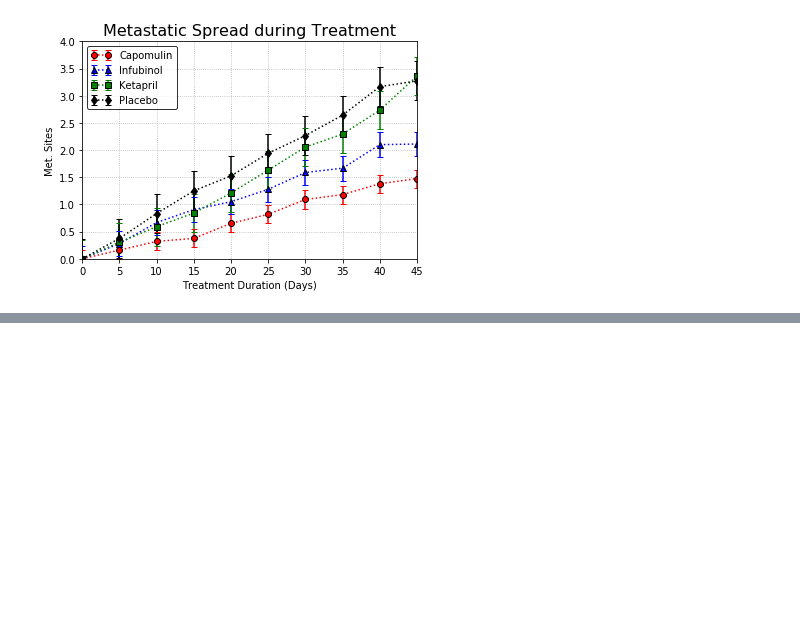
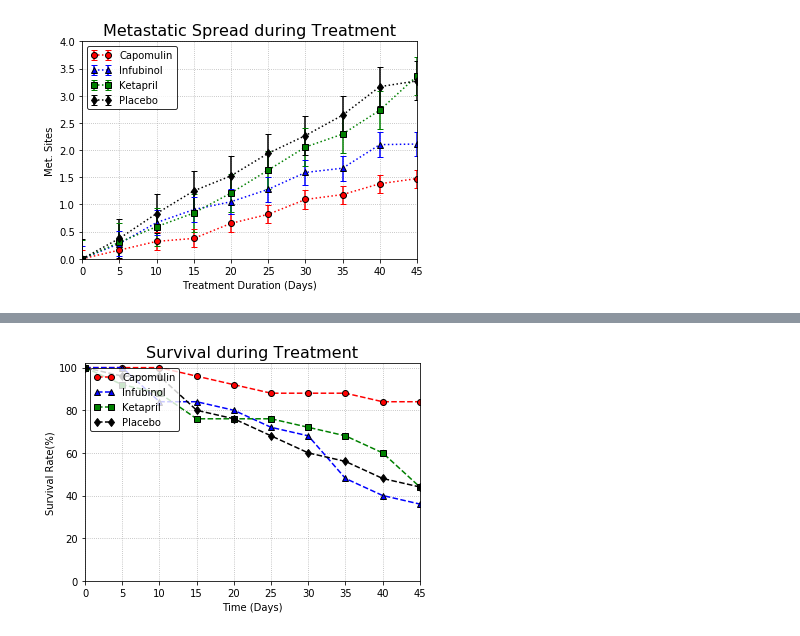
Before and after one commit to marioaburto10/Pymaceuticals, a Jupyter notebook: pymaceuticals.ipynb, the cells around one changed output, grey strips where cells are left out. Cells and saved outputs as stored; diff of their text form; code cells hidden in the pictures; blank space fills up the shorter version.

Commit message:
added plot for survival rate

```diff
--- a/pymaceuticals.ipynb
+++ b/pymaceuticals.ipynb
@@ -163,0 +166,9 @@ plt.show()
+# %%
+# Creating a pivot table to summarize our data and see how may mice survived
+# Here we can are counting the number of tumors per time point
+survival_rate_pivot = pd.pivot_table(clinical_combined_data, index=["Timepoint"], values="Tumor Volume (mm3)", columns=["Drug"], aggfunc="count")
+# Droping the not needed drugs from the already existing pivot table
+cleaned_survival_rate_pivot = tumor_response_pivot.drop(['Ceftamin','Naftisol','Propriva','Ramicane','Stelasyn','Zoniferol'],
+                                                         axis=1)
+
+cleaned_survival_rate_pivot
@@ -163,0 +188,36 @@ plt.show()
+# %%
+# Setting the lists of drugs, colors and markers respectively
+drugs=["Capomulin","Infubinol","Ketapril","Placebo"]
+colors=["red","blue","green","black"]
+markers=["o","^","s","d"]
+
+# Intializing the plots
+fig, ax = plt.subplots()
+
+for drug in drugs:
+    # Setting the x_axis data,y_axis data and standard error of the mean for the graph
+    x_data=cleaned_survival_rate_pivot.index.values
+    y_data=(cleaned_survival_rate_pivot[drug] * 100) / cleaned_survival_rate_pivot[drug][0]
+
+
+    # Finding the index of each drug to get its respective color and marker
+    index=drugs.index(drug)
+    # Setting up the plot
+    ax.plot(x_data, y_data,linestyle="--",color=colors[index], marker=markers[index],markeredgecolor='black')
+    # Setting the legend
+    ax.legend(loc="upper left", fancybox=True,numpoints=2,edgecolor="black")
+
+# Setting the grid
+ax.grid(linestyle='dotted')
+# Setting the x_axis and y_axis limits
+ax.set_xlim(0,45)
+ax.set_ylim(0,102)
+# Setting the title,x_axis and y_axis labels
+ax.set_title("Survival during Treatment", fontsize=16)
+ax.set_xlabel("Time (Days)")
+ax.set_ylabel("Survival Rate(%)")
+
+# Display the graph
+plt.show()
+# %% [output]
+[figure, added]
```
Also changed, not shown: parts of 2 cells of this notebook.
